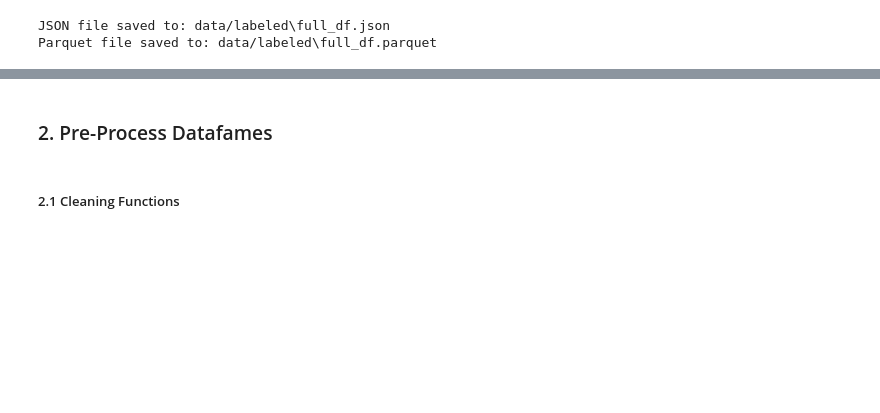
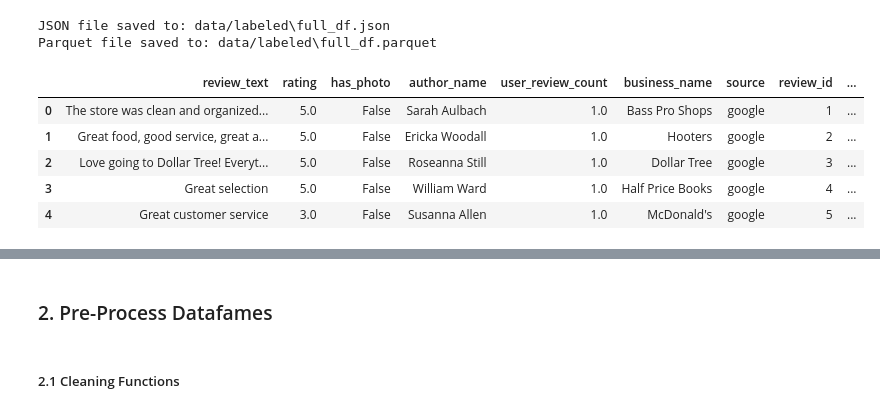
Before and after one commit to yuenning/3pandas, a Jupyter notebook: 04_model_training_and_inference.ipynb, the cells around one changed output, grey strips where cells are left out. Drawn from its saved outputs; the diff is of its cells as text; code cells hidden in the pictures; blank space fills up the shorter version.

```diff
--- a/04_model_training_and_inference.ipynb
+++ b/04_model_training_and_inference.ipynb
@@ -75,7 +75,7 @@ from transformers import pipeline
 # %%
 labeled_input_folder = config['labeled_input']
 
-batch_files = [f"labels_batch{i}.csv" for i in range(1, 10)]
+batch_files = [f"labels_batch{i}.csv" for i in range(1, 14)]
 
 dfs = []
 for file in batch_files:
@@ -87,8 +87,8 @@ for file in batch_files:
         print(f"Warning: {file_path} does not exist!")
 
 # Combine all batches
-combined_df = pd.concat(dfs, ignore_index=True)
+labels_df = pd.concat(dfs, ignore_index=True)
 
 # Preview
-combined_df.head()
+labels_df.head()
 # %% [output]
@@ -150,4 +166,13 @@ print(f"Parquet file saved to: {output_parquet_path}")
 JSON file saved to: data/labeled\full_df.json
 Parquet file saved to: data/labeled\full_df.parquet
 # %%
-full_df
+to_clean_df = full_df.dropna(subset=['review_text', 'is_ad', 'is_relevant', 'is_rant', 'is_legit'])
+
+to_clean_df.head()
+# %% [output]
+|  | review_text | rating | has_photo | author_name | user_review_count | business_name | source | review_id | ... |
+| 0 | The store was clean and organized... | 5.0 | False | Sarah Aulbach | 1.0 | Bass Pro Shops | google | 1 | ... |
+| 1 | Great food, good service, great a... | 5.0 | False | Ericka Woodall | 1.0 | Hooters | google | 2 | ... |
+| 2 | Love going to Dollar Tree! Everyt... | 5.0 | False | Roseanna Still | 1.0 | Dollar Tree | google | 3 | ... |
+| 3 | Great selection | 5.0 | False | William Ward | 1.0 | Half Price Books | google | 4 | ... |
+| 4 | Great customer service | 3.0 | False | Susanna Allen | 1.0 | McDonald's | google | 5 | ... |
```
Also changed, not shown: parts of 12 cells of this notebook.
